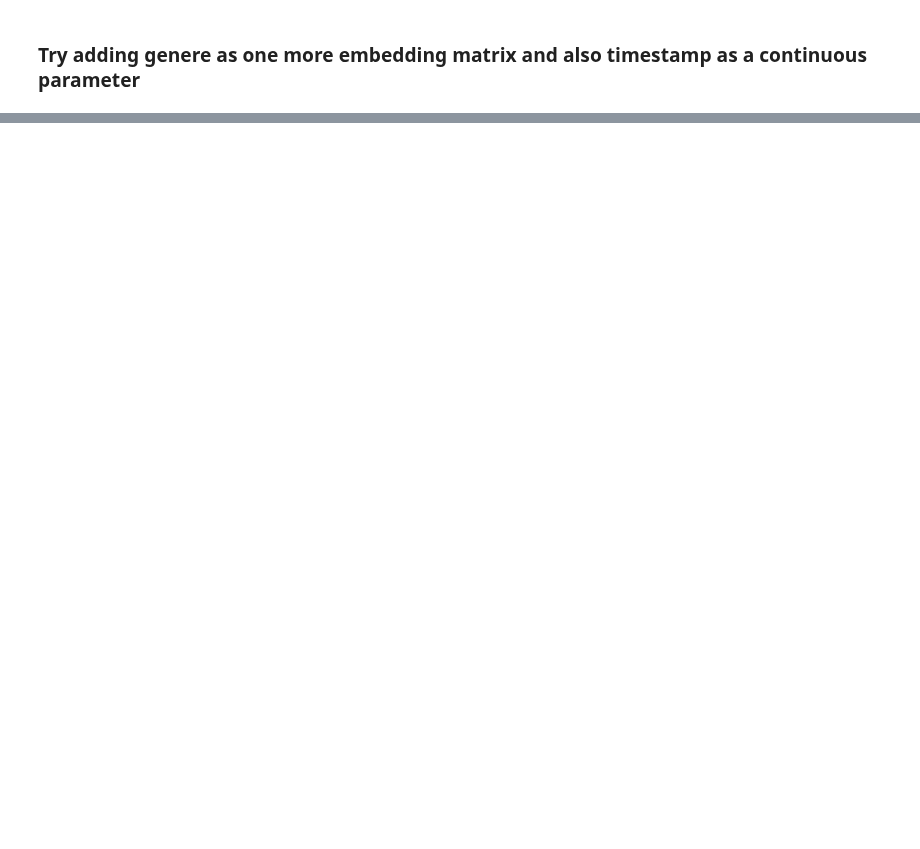
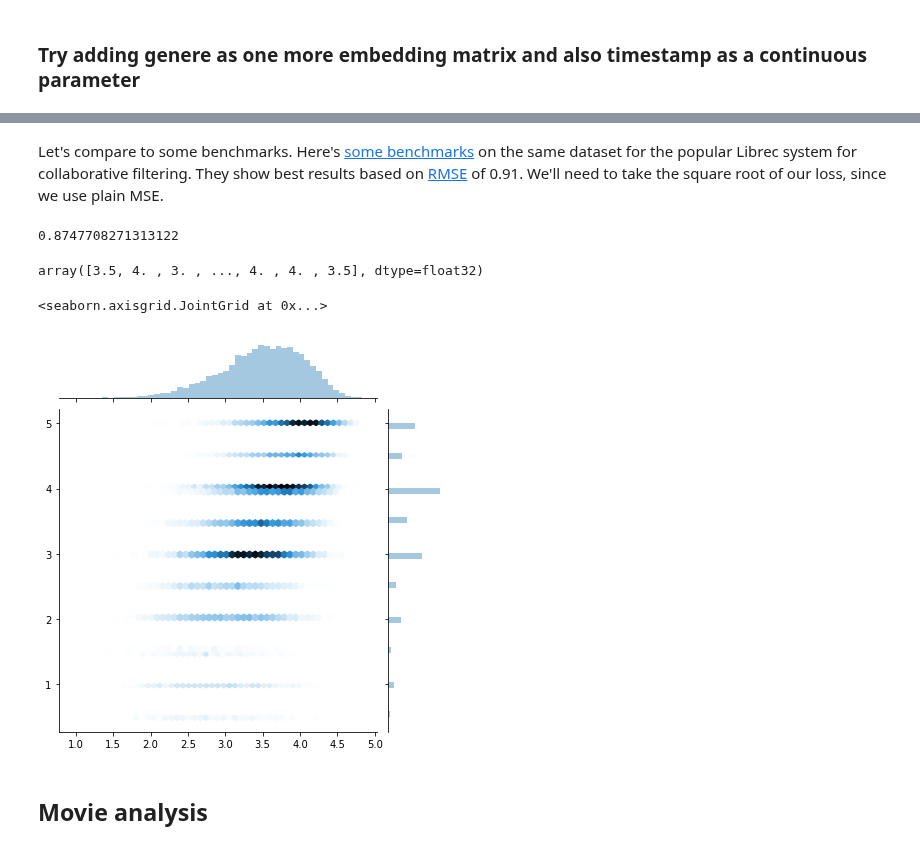
Before and after one commit to synaplasticity/fastai, a Jupyter notebook: courses/dl1/Collaborative_filtering.ipynb, the cells around one changed output, grey strips where cells are left out. Saved outputs shown, nothing was run; the diff lists cells and outputs as text; code cells hidden in the pictures; blank space fills up the shorter version.

```diff
--- a/courses/dl1/Collaborative_filtering.ipynb
+++ b/courses/dl1/Collaborative_filtering.ipynb
@@ -370,0 +262,4 @@ epoch      trn_loss   val_loss
+# %%
+learner = dataset.get_learner(no_of_factors, val_idxs, batch_size, opt_fn=optim.Adam)
+# %%
+learner.fit(lr, 2, wds=wd, cycle_len=1, cycle_mult=2)
@@ -370,0 +275,21 @@ epoch      trn_loss   val_loss
+# %% [markdown]
+Let's compare to some benchmarks. Here's [some benchmarks](https://www.librec.net/release/v1.3/example.html) on the same dataset for the popular Librec system for collaborative filtering. They show best results based on [RMSE](http://www.statisticshowto.com/rmse/) of 0.91. We'll need to take the square root of our loss, since we use plain MSE.
+# %%
+math.sqrt(0.765224)
+# %% [output]
+0.8747708271313122
+# %%
+preds = learner.predict()
+# %%
+y = learner.data.val_y
+# %%
+y
+# %% [output]
+array([3.5, 4. , 3. , ..., 4. , 4. , 3.5], dtype=float32)
+# %%
+sns.jointplot(preds, y, kind='hex', stat_func=None)
+# %% [output]
+<seaborn.axisgrid.JointGrid at 0x...>
+[figure, added]
+# %% [markdown]
+## Movie analysis
```
Also changed, not shown: parts of 58 cells of this notebook.
